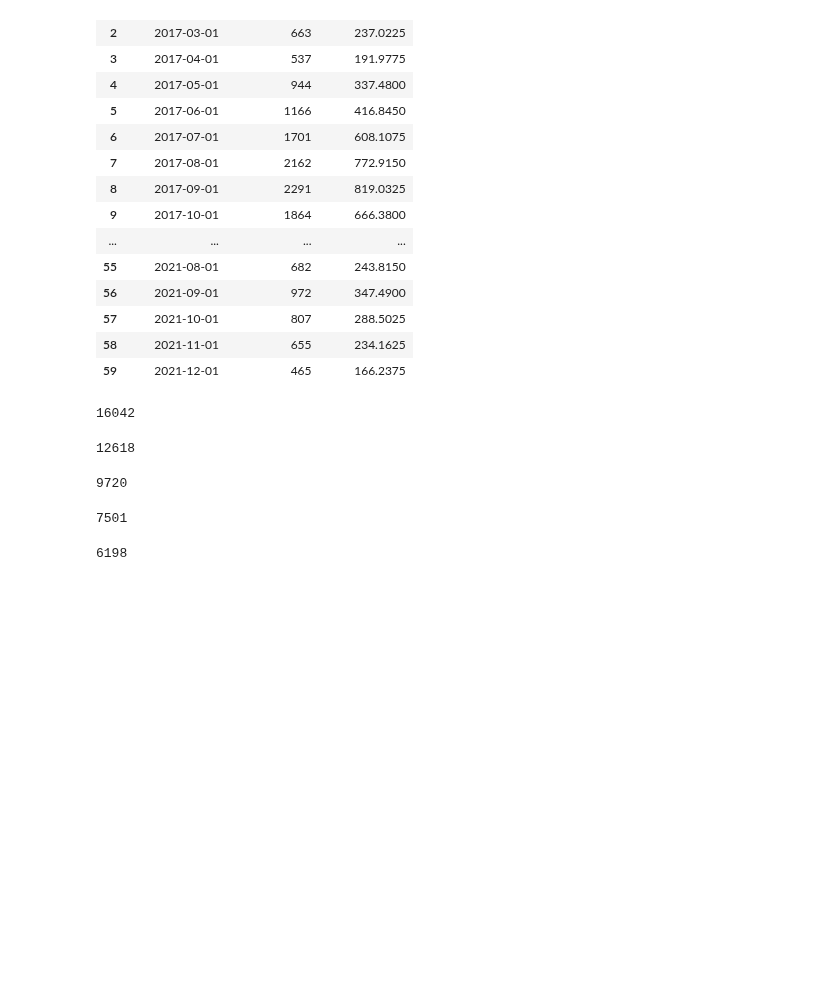
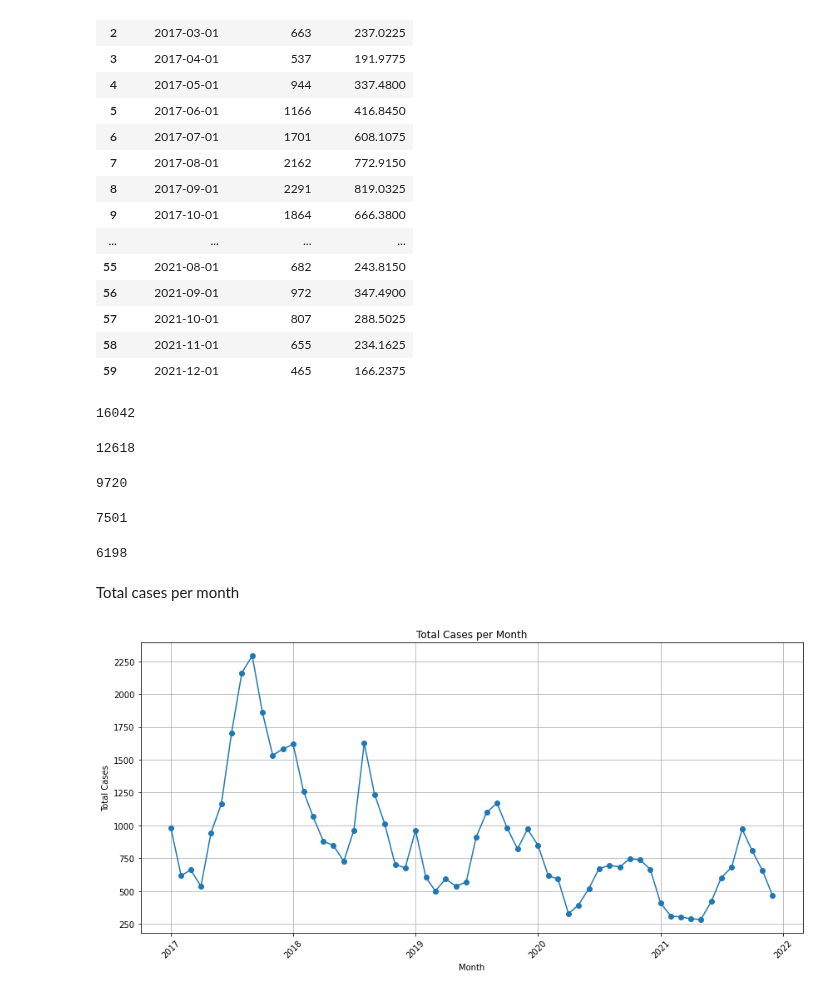
Before and after one commit to RaphaLevy/Study_on_Malaria_dynamics, a Jupyter notebook: sivep_data/Manaus_Pop_and_Cases_2017_2021.ipynb, the cells around one changed output. Drawn from its saved outputs; the diff is of its cells as text; code cells hidden in the pictures; blank space fills up the shorter version.

Commit message:
Adds plots for total and rural monthly cases from 2017 to 2021

```diff
--- a/sivep_data/Manaus_Pop_and_Cases_2017_2021.ipynb
+++ b/sivep_data/Manaus_Pop_and_Cases_2017_2021.ipynb
@@ -835,3 +834,21 @@ cases_2021 = cases_manaus_by_month[cases_manaus_by_month['MONTH_NOTIF'].dt.year
 cases_2021.get('TOTAL_CASES').sum()
 # %% [output]
 6198
+# %% [markdown]
+Total cases per month
+# %%
+cases_manaus_by_month['MONTH_NOTIF'] = pd.to_datetime(cases_manaus_by_month['MONTH_NOTIF'])
+
+plt.figure(figsize=(12, 6))
+plt.plot(cases_manaus_by_month['MONTH_NOTIF'], cases_manaus_by_month['TOTAL_CASES'], marker='o')
+
+plt.title('Total Cases per Month')
+plt.xlabel('Month')
+plt.ylabel('Total Cases')
+plt.xticks(rotation=45)
+plt.grid(True)
+
+plt.tight_layout()
+plt.show()
+# %% [output]
+[figure, added]
```
Also changed, not shown: parts of 8 cells of this notebook.
